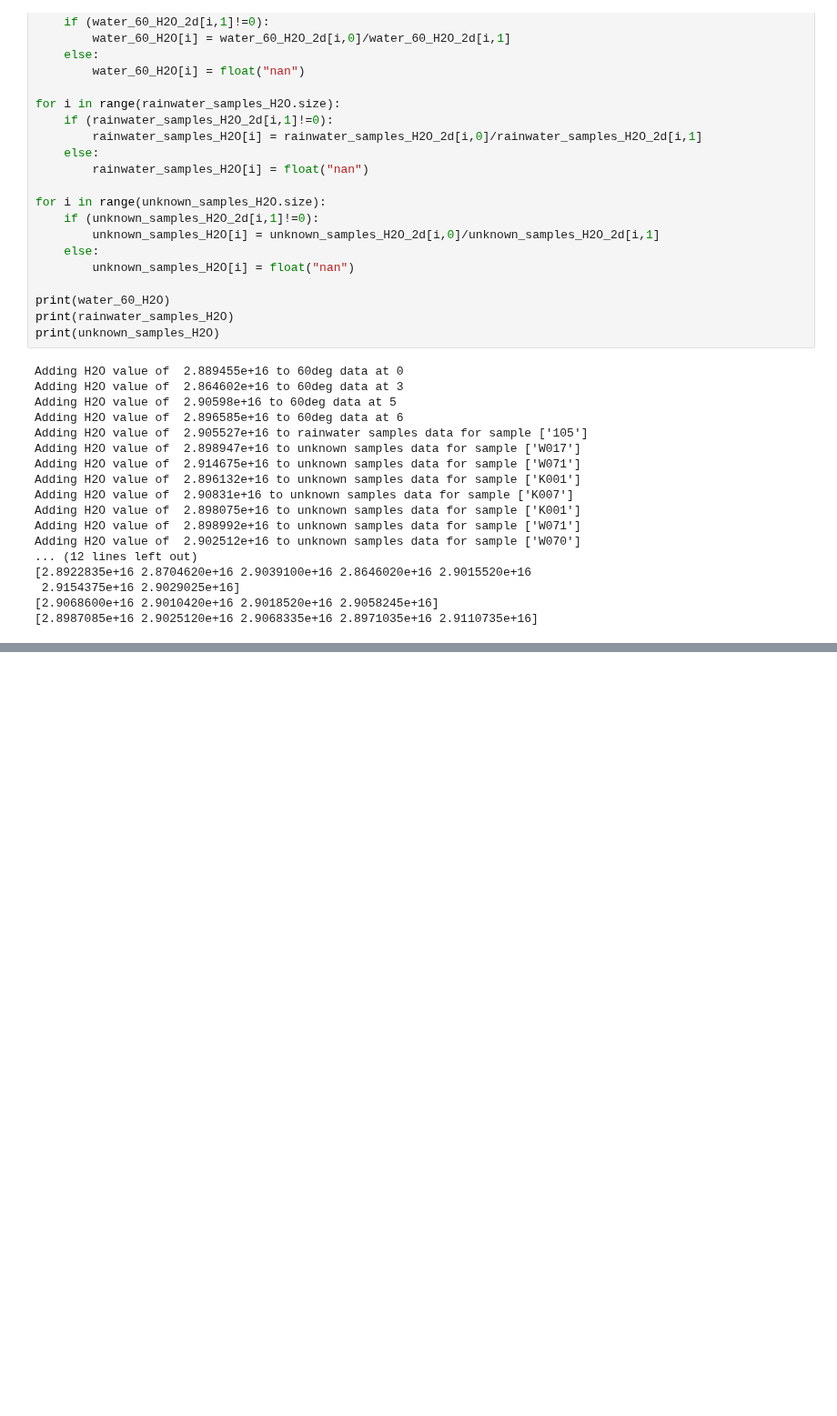
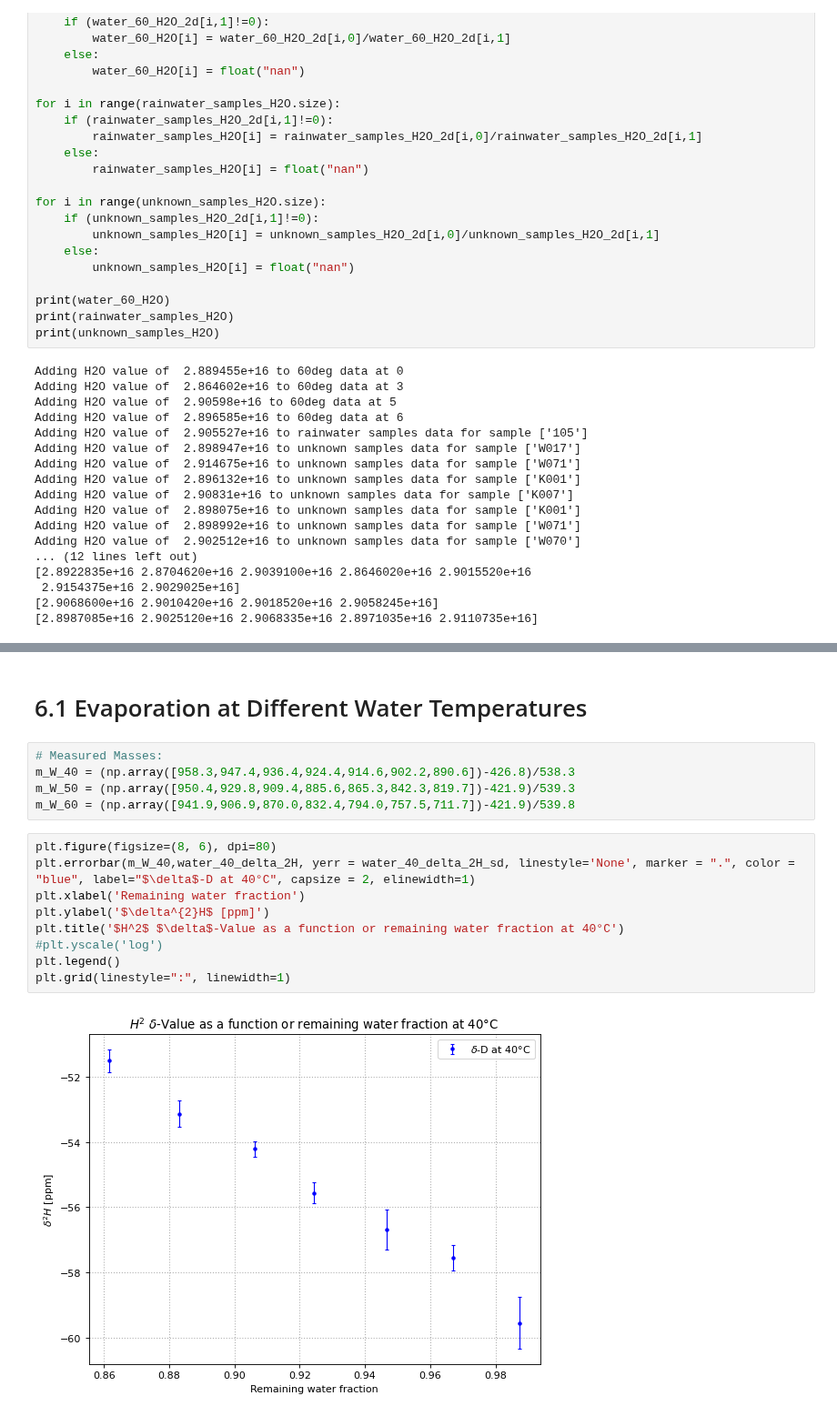
Before and after one commit to fexfl/FP, a Jupyter notebook: F55/F55 Analysis.ipynb, the cells around one changed output, grey strips where cells are left out. Shown at 91% size. Cells and saved outputs as stored; diff of their text form; blank space fills up the shorter version.

```diff
--- a/F55/F55 Analysis.ipynb
+++ b/F55/F55 Analysis.ipynb
@@ -443,0 +793,18 @@ Adding H2O value of  2.902512e+16 to unknown samples data for sample ['W070']
+# %% [markdown]
+# 6.1 Evaporation at Different Water Temperatures
+# %%
+# Measured Masses:
+m_W_40 = (np.array([958.3,947.4,936.4,924.4,914.6,902.2,890.6])-426.8)/538.3
+m_W_50 = (np.array([950.4,929.8,909.4,885.6,865.3,842.3,819.7])-421.9)/539.3
+m_W_60 = (np.array([941.9,906.9,870.0,832.4,794.0,757.5,711.7])-421.9)/539.8
+# %%
+plt.figure(figsize=(8, 6), dpi=80)
+plt.errorbar(m_W_40,water_40_delta_2H, yerr = water_40_delta_2H_sd, linestyle='None', marker = ".", color = "blue", label="$\delta$-D at 40°C", capsize = 2, elinewidth=1)
+plt.xlabel('Remaining water fraction')
+plt.ylabel('$\delta^{2}H$ [ppm]')
+plt.title('$H^2$ $\delta$-Value as a function or remaining water fraction at 40°C')
+#plt.yscale('log')
+plt.legend()
+plt.grid(linestyle=":", linewidth=1)
+# %% [output]
+[figure, added]
```
Also changed, not shown: parts of 17 cells of this notebook.
